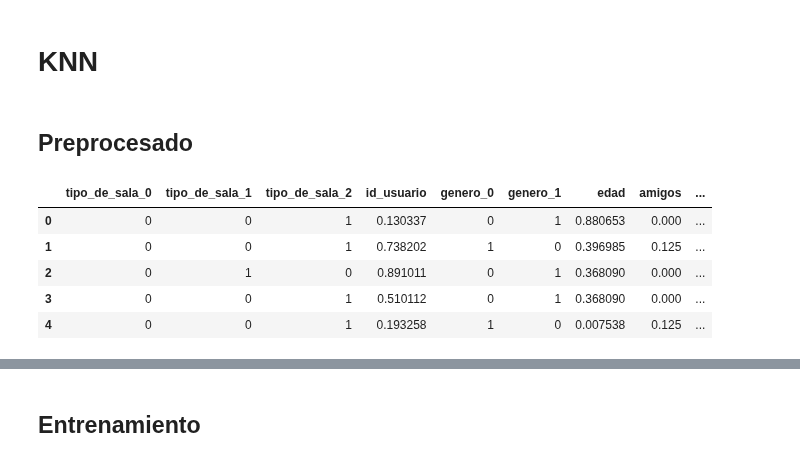
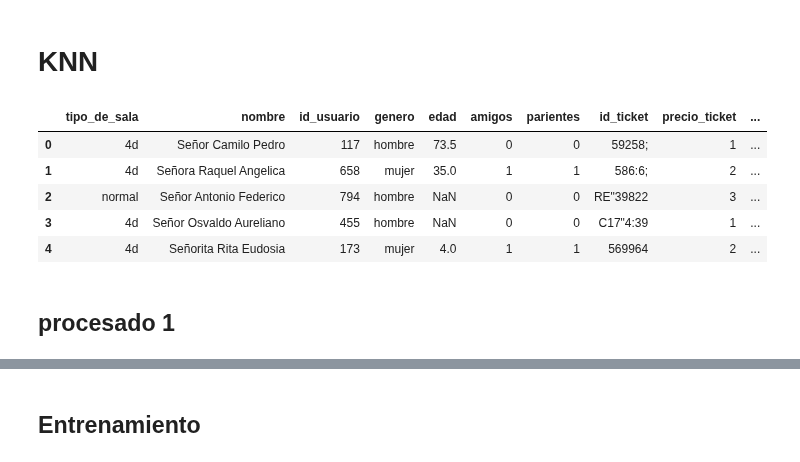
Before and after one commit to JuanOpizzi/Datos-2020-2c, a Jupyter notebook: TP2/knn.ipynb, the cells around one changed output, grey strips where cells are left out. Cells and saved outputs as stored; diff of their text form; code cells hidden in the pictures.

```diff
--- a/TP2/knn.ipynb
+++ b/TP2/knn.ipynb
@@ -19,17 +3,28 @@ df_decision = 'https://drive.google.com/uc?export=download&id=1km-AEIMnWVGqMtK-W
-# %% [markdown]
-## Preprocesado
 # %%
 from preprocessing import *
-# %%
-df = generate_initial_dataset(df_data, df_decision)
-df = replace_nulls_edad(df, 'media')
-df = normalizar_atributos_numericos(df)
-df = encodear_atributos_categoricos(df)
-df.head()
-# %% [output]
-|  | tipo_de_sala_0 | tipo_de_sala_1 | tipo_de_sala_2 | id_usuario | genero_0 | genero_1 | edad | amigos | ... |
-| 0 | 0 | 0 | 1 | 0.130337 | 0 | 1 | 0.880653 | 0.000 | ... |
-| 1 | 0 | 0 | 1 | 0.738202 | 1 | 0 | 0.396985 | 0.125 | ... |
-| 2 | 0 | 1 | 0 | 0.891011 | 0 | 1 | 0.368090 | 0.000 | ... |
-| 3 | 0 | 0 | 1 | 0.510112 | 0 | 1 | 0.368090 | 0.000 | ... |
-| 4 | 0 | 0 | 1 | 0.193258 | 1 | 0 | 0.007538 | 0.125 | ... |
+# %%
+from matplotlib import pyplot as plt
+import matplotlib
+import seaborn as sns
+
+from sklearn.metrics import f1_score, precision_score, accuracy_score,\
+                            recall_score, roc_curve, auc, roc_auc_score, confusion_matrix
+from sklearn.model_selection import train_test_split, StratifiedKFold, RandomizedSearchCV, GridSearchCV
+from sklearn.neighbors import KNeighborsClassifier
+from sklearn.preprocessing import OneHotEncoder
+
+sns.set()
+
+df_data = pd.read_csv('https://drive.google.com/uc?export=download&id=1i-KJ2lSvM7OQH0Yd59bX01VoZcq8Sglq')
+df_decision = pd.read_csv('https://drive.google.com/uc?export=download&id=1km-AEIMnWVGqMtK-W28n59hqS5Kufhd0')
+# %%
+df_data.head()
+# %% [output]
+|  | tipo_de_sala | nombre | id_usuario | genero | edad | amigos | parientes | id_ticket | precio_ticket | ... |
+| 0 | 4d | Señor Camilo Pedro | 117 | hombre | 73.5 | 0 | 0 | 59258; | 1 | ... |
+| 1 | 4d | Señora Raquel Angelica | 658 | mujer | 35.0 | 1 | 1 | 586:6; | 2 | ... |
+| 2 | normal | Señor Antonio Federico | 794 | hombre | NaN | 0 | 0 | RE"39822 | 3 | ... |
+| 3 | 4d | Señor Osvaldo Aureliano | 455 | hombre | NaN | 0 | 0 | C17"4:39 | 1 | ... |
+| 4 | 4d | Señorita Rita Eudosia | 173 | mujer | 4.0 | 1 | 1 | 569964 | 2 | ... |
+# %% [markdown]
+## procesado 1
```
Also changed, not shown: parts of 42 cells of this notebook, 2 other files.
